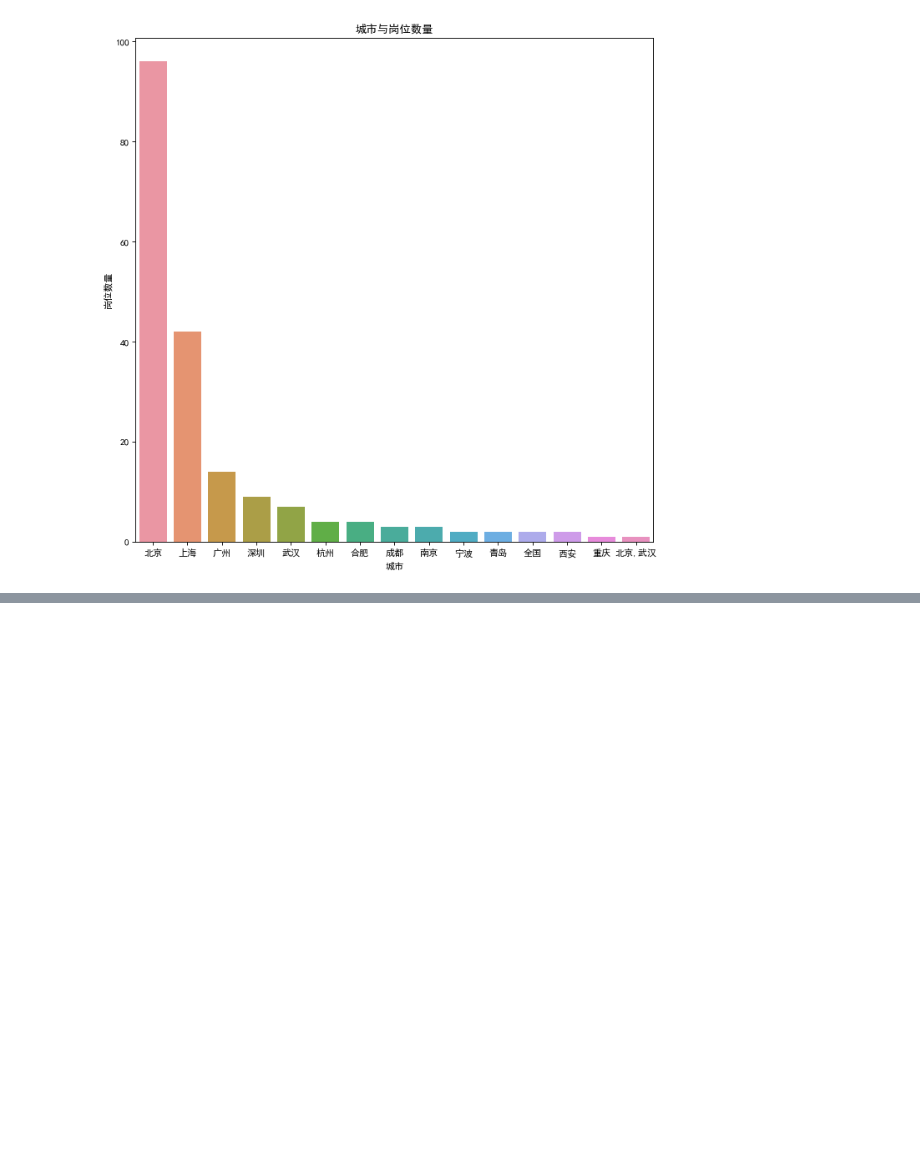
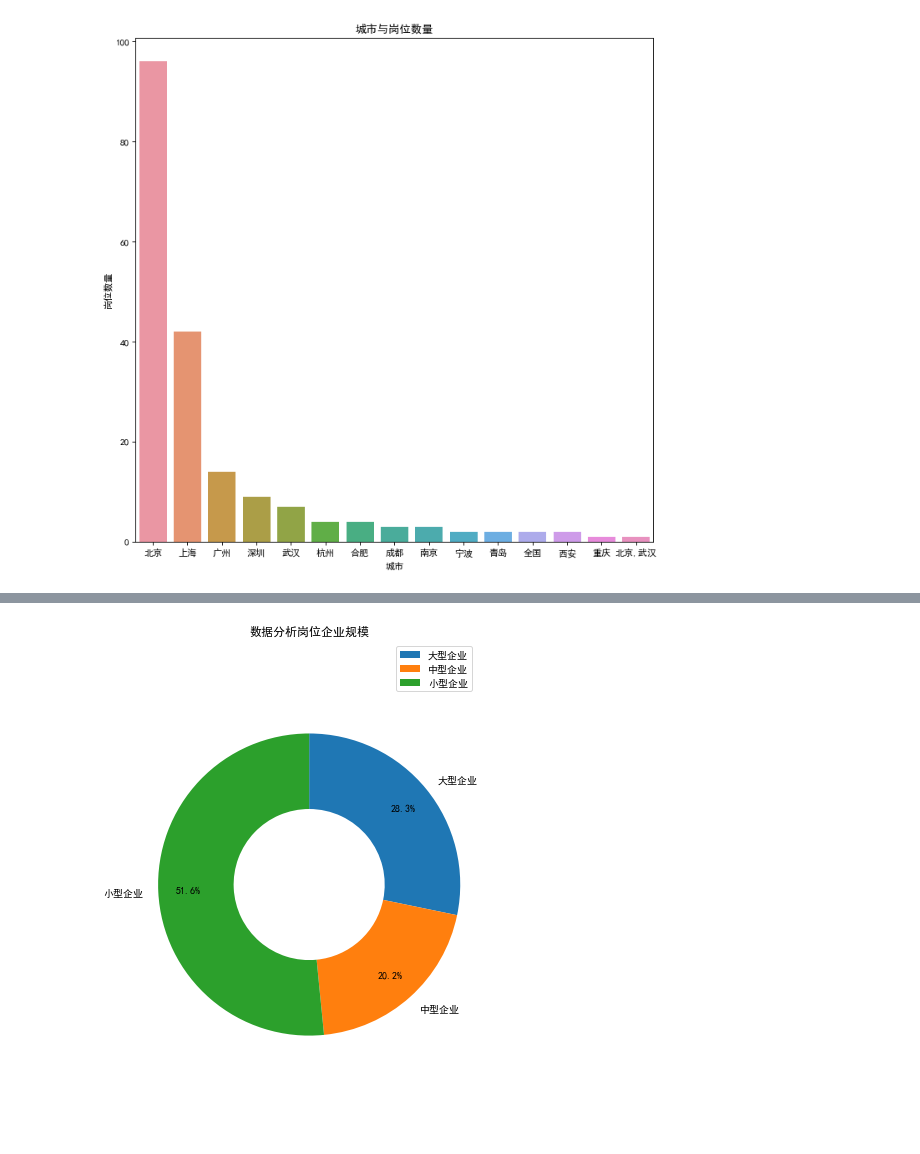
Before and after one commit to 2279816889/Python-, a Jupyter notebook: CourseDesign.ipynb, the cells around one changed output, grey strips where cells are left out. Saved outputs shown, nothing was run; the diff lists cells and outputs as text; code cells hidden in the pictures; blank space fills up the shorter version.

```diff
--- a/CourseDesign.ipynb
+++ b/CourseDesign.ipynb
@@ -190,0 +474,19 @@ plt.show()
+# %%
+plt.figure(figsize=(6,9))
+labels = [u'大型企业',u'中型企业',u'小型企业']
+#每个标签占多大，会自动去算百分比
+sizes = [63,45,115]
+plt.pie(sizes, labels=labels, startangle = 90,autopct = '%3.1f%%',pctdistance = 0.8,
+        counterclock = False, wedgeprops = {'width' : 0.5});
+
+for t in l_text:
+    t.set_size(20)
+for t in p_text:
+    t.set_size(15)
+
+plt.axis('equal')
+plt.title('数据分析岗位企业规模')
+plt.legend()
+plt.show()
+# %% [output]
+[figure, added]
```
Also changed, not shown: parts of 33 cells of this notebook.
